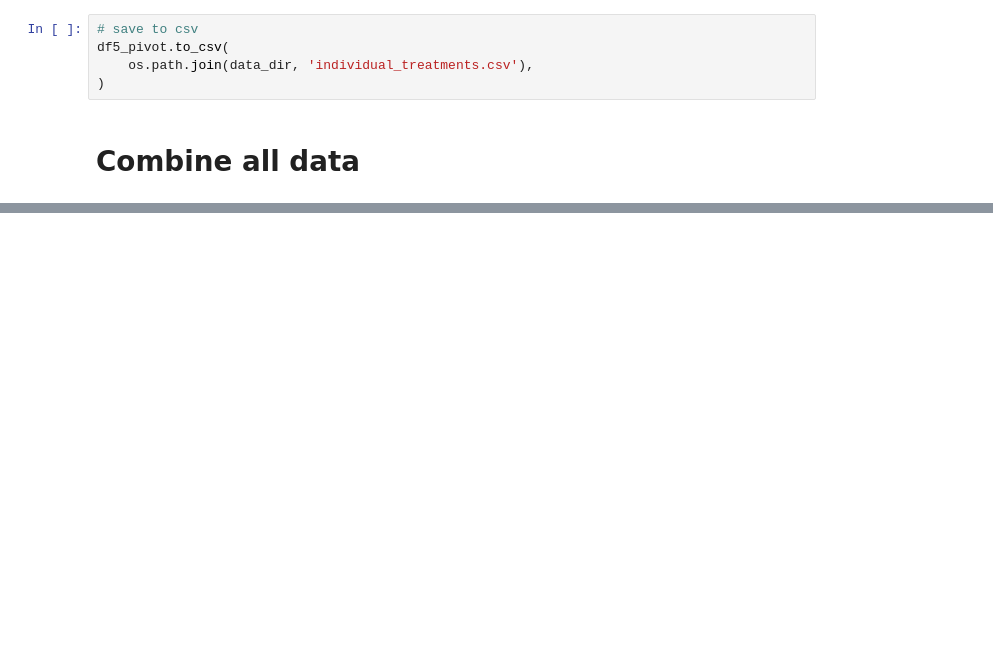
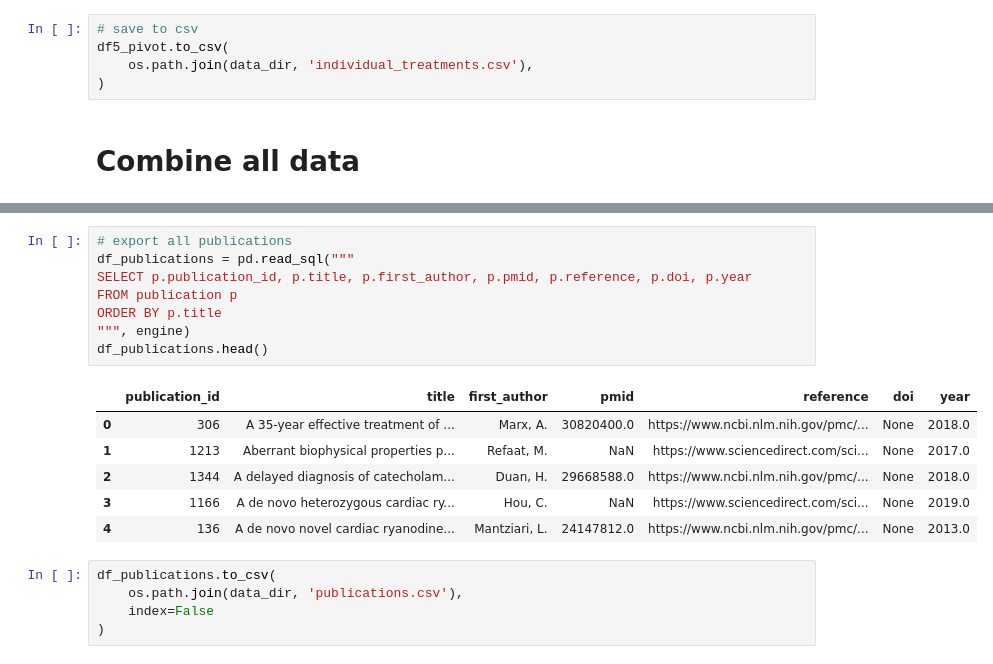
Before and after one commit to alexdaiii/cpvt_database_analysis, a Jupyter notebook: notebooks/pivot_tables.ipynb, the cells around one changed output, grey strips where cells are left out. Saved outputs shown, nothing was run; the diff lists cells and outputs as text; blank space fills up the shorter version.

```diff
--- a/notebooks/pivot_tables.ipynb
+++ b/notebooks/pivot_tables.ipynb
@@ -392 +359,21 @@ df_all.to_csv(
 )
+# %%
+# export all publications
+df_publications = pd.read_sql("""
+SELECT p.publication_id, p.title, p.first_author, p.pmid, p.reference, p.doi, p.year
+FROM publication p
+ORDER BY p.title
+""", engine)
+df_publications.head()
+# %% [output]
+|  | publication_id | title | first_author | pmid | reference | doi | year |
+| 0 | 306 | A 35-year effective treatment of ... | Marx, A. | 30820400.0 | https://www.ncbi.nlm.nih.gov/pmc/... | None | 2018.0 |
+| 1 | 1213 | Aberrant biophysical properties p... | Refaat, M. | NaN | https://www.sciencedirect.com/sci... | None | 2017.0 |
+| 2 | 1344 | A delayed diagnosis of catecholam... | Duan, H. | 29668588.0 | https://www.ncbi.nlm.nih.gov/pmc/... | None | 2018.0 |
+| 3 | 1166 | A de novo heterozygous cardiac ry... | Hou, C. | NaN | https://www.sciencedirect.com/sci... | None | 2019.0 |
+| 4 | 136 | A de novo novel cardiac ryanodine... | Mantziari, L. | 24147812.0 | https://www.ncbi.nlm.nih.gov/pmc/... | None | 2013.0 |
+# %%
+df_publications.to_csv(
+    os.path.join(data_dir, 'publications.csv'),
+    index=False
+)
```
Also changed, not shown: parts of 6 cells of this notebook, 3 other files.
